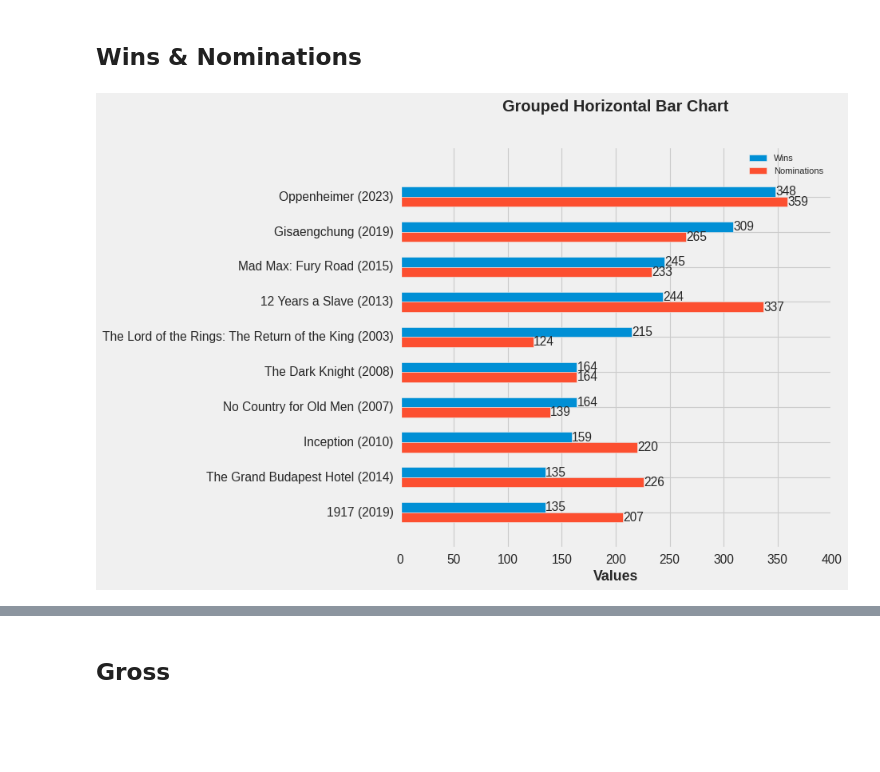
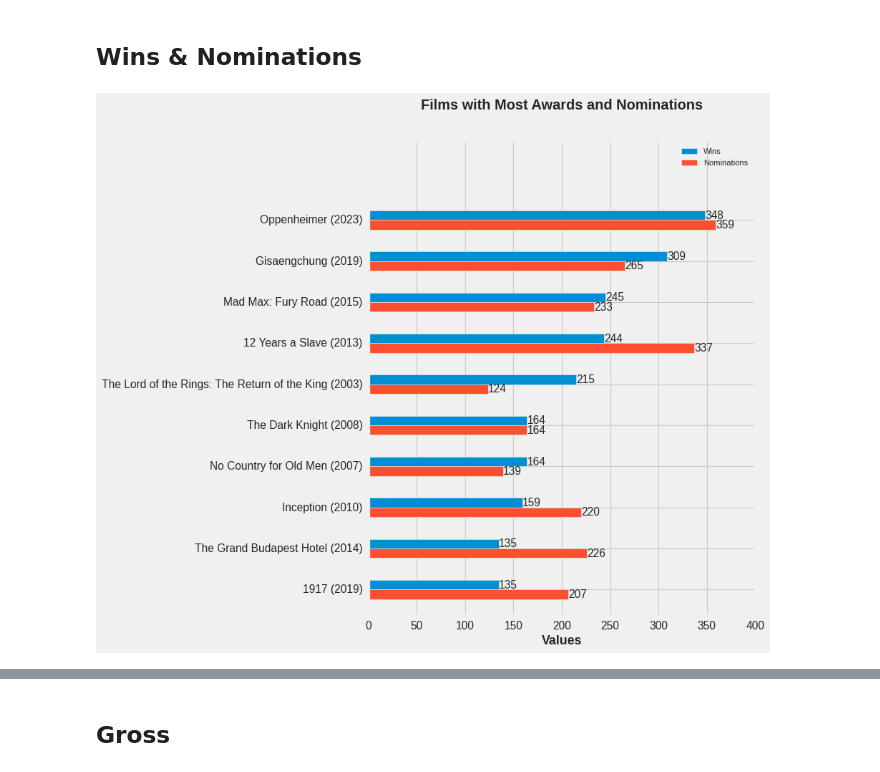
Before and after one commit to dmitkov28/notebooks, a Jupyter notebook: notebooks/ML/movies/imdb_eda.ipynb, the cells around one changed output, grey strips where cells are left out. Cells and saved outputs as stored; diff of their text form; code cells hidden in the pictures; blank space fills up the shorter version.

```diff
--- a/notebooks/ML/movies/imdb_eda.ipynb
+++ b/notebooks/ML/movies/imdb_eda.ipynb
@@ -334,35 +334,35 @@ categories = ['Wins', 'Nominations']
 wins = ax.barh(most_wins_noms["name"], most_wins_noms["wins"], label='Wins')
 noms = ax.barh(most_wins_noms["name"], most_wins_noms["nominations"], label='Nominations')
 
 categories = ['Wins', 'Nominations']
 n_categories = len(categories)
-bar_width = 0.4
-spacing = 1.0  # Spacing between groups
+bar_width = 0.6
+spacing = 2
 index = np.arange(len(most_wins_noms["name"])) * (bar_width + spacing)
 
-fig, ax = plt.subplots(figsize=(12, 8))
+fig, ax = plt.subplots(figsize=(12, 10))
 
 # Plot bars
 wins = ax.barh(index - bar_width/2, most_wins_noms["wins"], bar_width, label='Wins')
 noms = ax.barh(index + bar_width/2, most_wins_noms["nominations"], bar_width, label='Nominations')
 
 # Add labels and titles
 ax.set_yticks(index)
 yticklabels = [f'{name} ({year})' for name, year in zip(most_wins_noms["name"], most_wins_noms["release_year"])]
 ax.set_yticklabels(yticklabels)
 ax.set_xlabel('Values')
-ax.set_title('Grouped Horizontal Bar Chart')
+ax.set_title('Films with Most Awards and Nominations')
 ax.legend()
 
 ax.invert_yaxis()
 
 for i, (win, nom) in enumerate(zip(most_wins_noms["wins"], most_wins_noms["nominations"])):
     ax.text(win + 0.1, index[i] - bar_width/2, str(win), va='center')
     ax.text(nom + 0.1, index[i] + bar_width/2, str(nom), va='center')
 
 
 
 plt.savefig("most-awards-nominations.png")
 plt.show()
 # %% [output]
-[figure, old version]
+[figure, new version]
```
Also changed, not shown: parts of 13 cells of this notebook.
